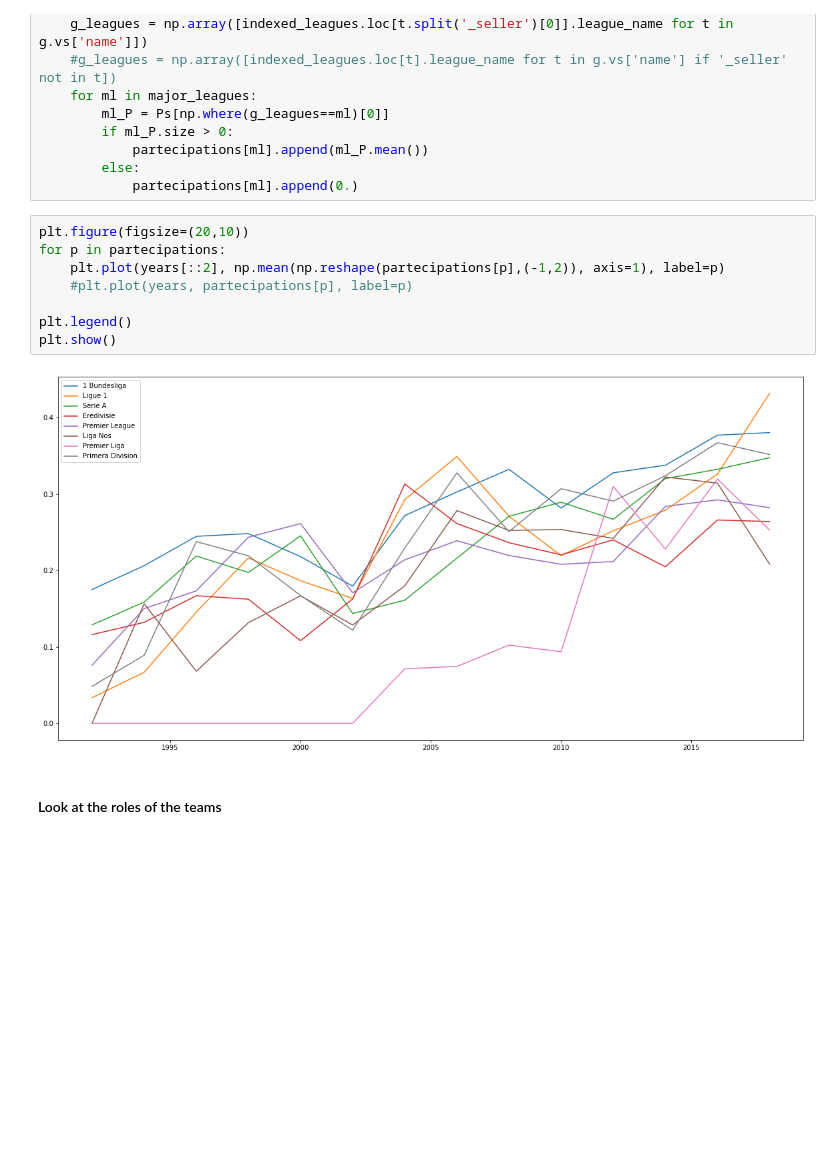
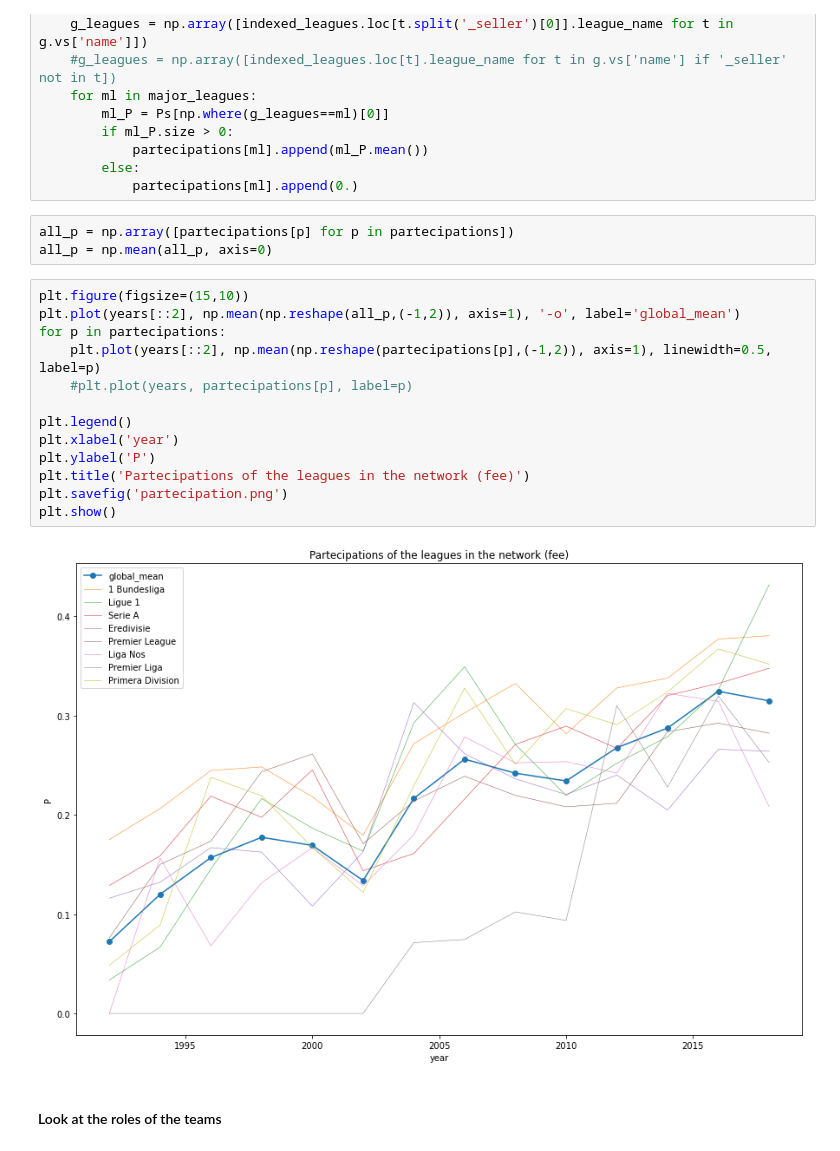
Before and after one commit to marcros/football-transfers, a Jupyter notebook: partecipation.ipynb, the cells around one changed output. Saved outputs shown, nothing was run; the diff lists cells and outputs as text; blank space fills up the shorter version.

Commit message:
update to the plots for final delivery

```diff
--- a/partecipation.ipynb
+++ b/partecipation.ipynb
@@ -84,16 +84,24 @@ for year in years:
             partecipations[ml].append(ml_P.mean())
         else:
             partecipations[ml].append(0.)
+# %%
+all_p = np.array([partecipations[p] for p in partecipations])
+all_p = np.mean(all_p, axis=0)
 # %%
-plt.figure(figsize=(20,10))
+plt.figure(figsize=(15,10))
+plt.plot(years[::2], np.mean(np.reshape(all_p,(-1,2)), axis=1), '-o', label='global_mean')
 for p in partecipations:
-    plt.plot(years[::2], np.mean(np.reshape(partecipations[p],(-1,2)), axis=1), label=p)
+    plt.plot(years[::2], np.mean(np.reshape(partecipations[p],(-1,2)), axis=1), linewidth=0.5, label=p)
     #plt.plot(years, partecipations[p], label=p)
 
 plt.legend()
+plt.xlabel('year')
+plt.ylabel('P')
+plt.title('Partecipations of the leagues in the network (fee)')
+plt.savefig('partecipation.png')
 plt.show()
 # %% [output]
-[figure, old version]
+[figure, new version]
 # %% [markdown]
 #### Look at the roles of the teams
 # %%
```
Also changed, not shown: parts of 5 cells of this notebook, 2 other files.
